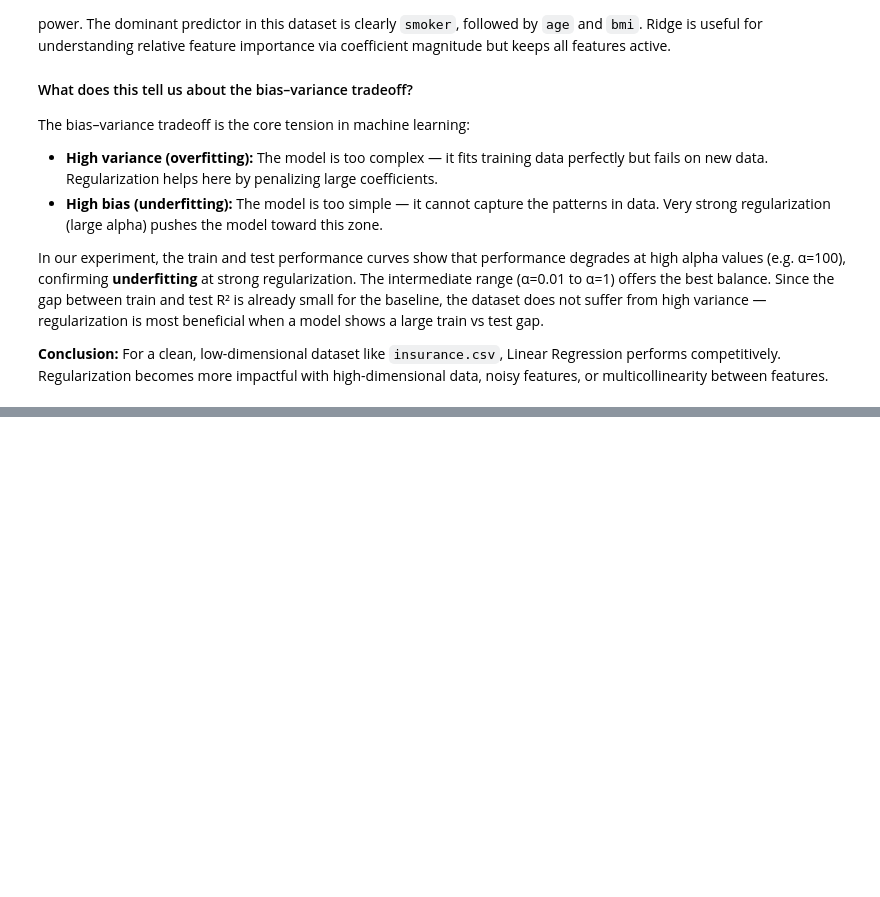
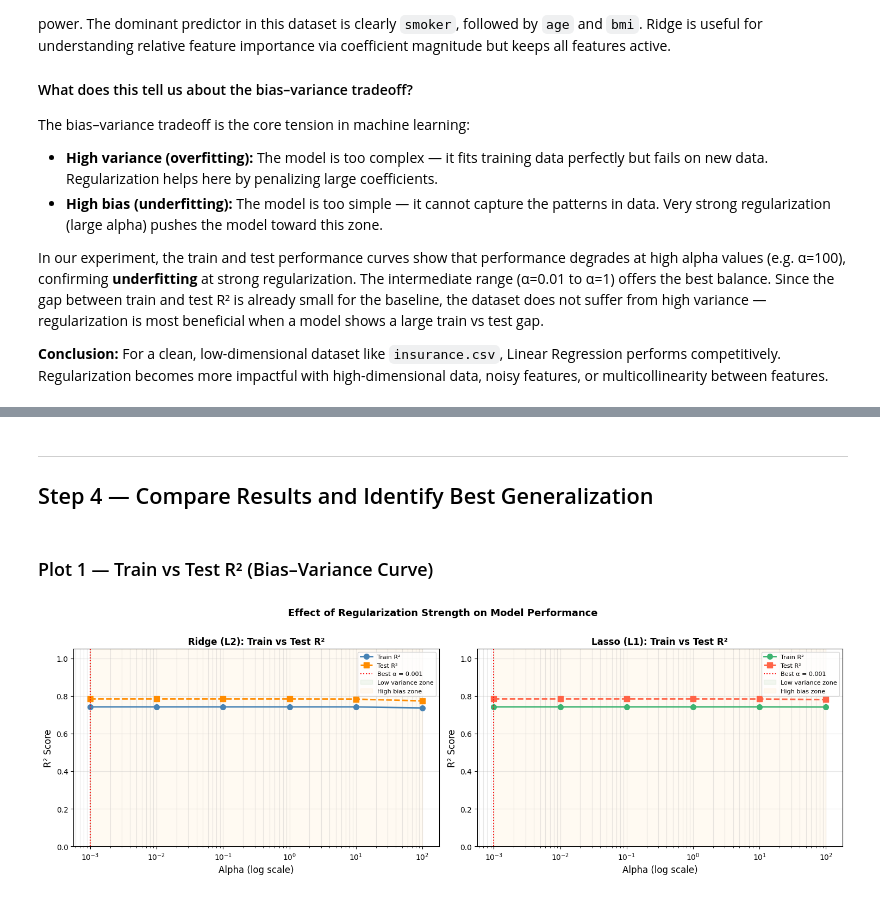
Before and after one commit to AmritaPudasaini/DCS404-Python-Programming-, a Jupyter notebook: week3lab.ipynb, the cells around one changed output, grey strips where cells are left out. Drawn from its saved outputs; the diff is of its cells as text; code cells hidden in the pictures; blank space fills up the shorter version.

```diff
--- a/week3lab.ipynb
+++ b/week3lab.ipynb
@@ -516,0 +834,17 @@ In our experiment, the train and test performance curves show that performance d
+# %%
+print('=' * 80)
+print('LASSO REGRESSION — Performance vs Alpha')
+print('=' * 80)
+display_l = lasso_df[['Alpha','Train R²','Test R²','Train MSE','Test MSE','Train MAE','Test MAE','||w|| (L1)','Non-zero coefs']].copy()
+display_l['Train R²']      = display_l['Train R²'].map('{:.4f}'.format)
+display_l['Test R²']       = display_l['Test R²'].map('{:.4f}'.format)
+display_l['Train MSE']     = display_l['Train MSE'].map('{:,.0f}'.format)
+display_l['Test MSE']      = display_l['Test MSE'].map('{:,.0f}'.format)
+display_l['Train MAE']     = display_l['Train MAE'].map('{:,.2f}'.format)
+display_l['Test MAE']      = display_l['Test MAE'].map('{:,.2f}'.format)
+display_l['||w|| (L1)']    = display_l['||w|| (L1)'].map('{:.2f}'.format)
+print(display_l.to_string(index=False))
+
+best_lasso_idx   = lasso_df['Test R²'].idxmax()
+best_lasso_alpha = lasso_df.loc[best_lasso_idx, 'Alpha']
+print(f'\n>>> Best generalization: alpha = {best_lasso_alpha}  (Test R² = {lasso_df.loc[best_lasso_idx, "Test R²"]:.4f})')
@@ -516,0 +864,35 @@ In our experiment, the train and test performance curves show that performance d
+# %% [markdown]
+---
+## Step 4 — Compare Results and Identify Best Generalization
+# %% [markdown]
+### Plot 1 — Train vs Test R²  (Bias–Variance Curve)
+# %%
+fig, axes = plt.subplots(1, 2, figsize=(15, 5))
+
+for ax, df_res, label, best_a, color in [
+    (axes[0], ridge_df, 'Ridge (L2)', best_ridge_alpha, ('steelblue','darkorange')),
+    (axes[1], lasso_df, 'Lasso (L1)', best_lasso_alpha, ('mediumseagreen','tomato')),
+]:
+    ax.semilogx(df_res['Alpha'], df_res['Train R²'], 'o-',
+                color=color[0], lw=2, ms=7, label='Train R²')
+    ax.semilogx(df_res['Alpha'], df_res['Test R²'],  's--',
+                color=color[1], lw=2, ms=7, label='Test R²')
+    ax.axvline(best_a, color='red', lw=1.4, ls=':', label=f'Best α = {best_a}')
+
+    # Shaded regions
+    ax.axvspan(alphas[0],  best_a, alpha=0.05, color='green',  label='Low variance zone')
+    ax.axvspan(best_a, alphas[-1], alpha=0.05, color='orange', label='High bias zone')
+
+    ax.set_xlabel('Alpha (log scale)', fontsize=12)
+    ax.set_ylabel('R² Score', fontsize=12)
+    ax.set_title(f'{label}: Train vs Test R²', fontweight='bold')
+    ax.legend(fontsize=8)
+    ax.grid(True, which='both', alpha=0.3)
+    ax.set_ylim(0, 1.05)
+
+plt.suptitle('Effect of Regularization Strength on Model Performance',
+             fontsize=13, fontweight='bold', y=1.01)
+plt.tight_layout()
+plt.show()
+# %% [output]
+[figure, added]
```
Also changed, not shown: parts of 50 cells of this notebook, 2 other files.
